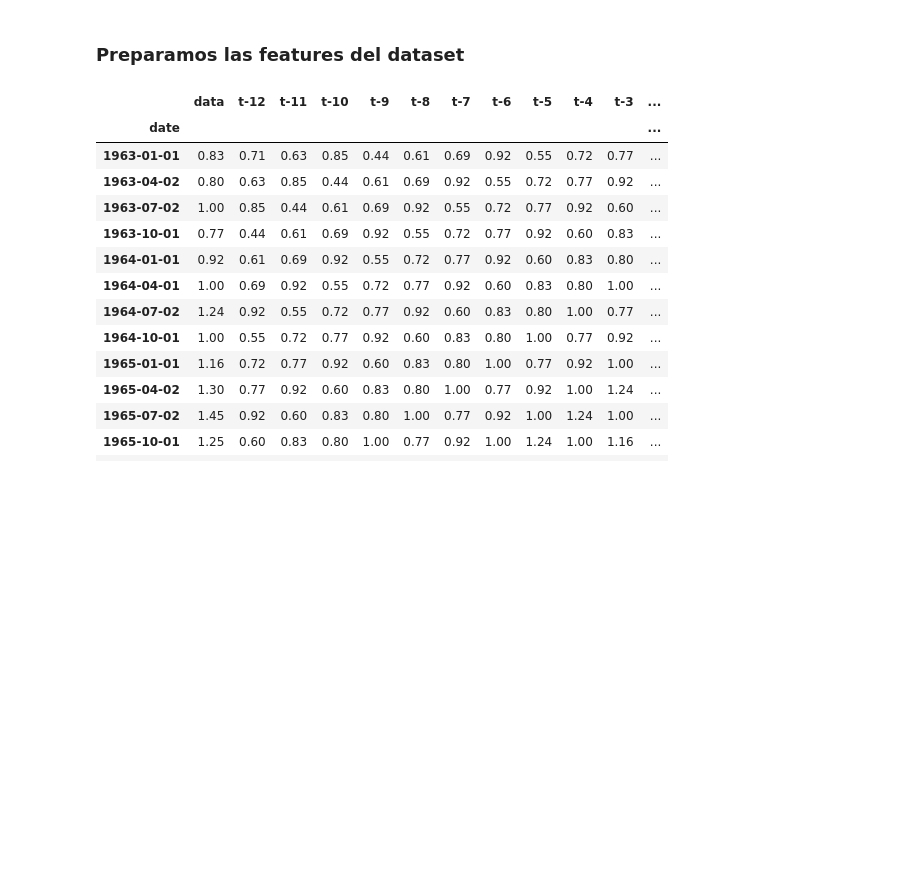
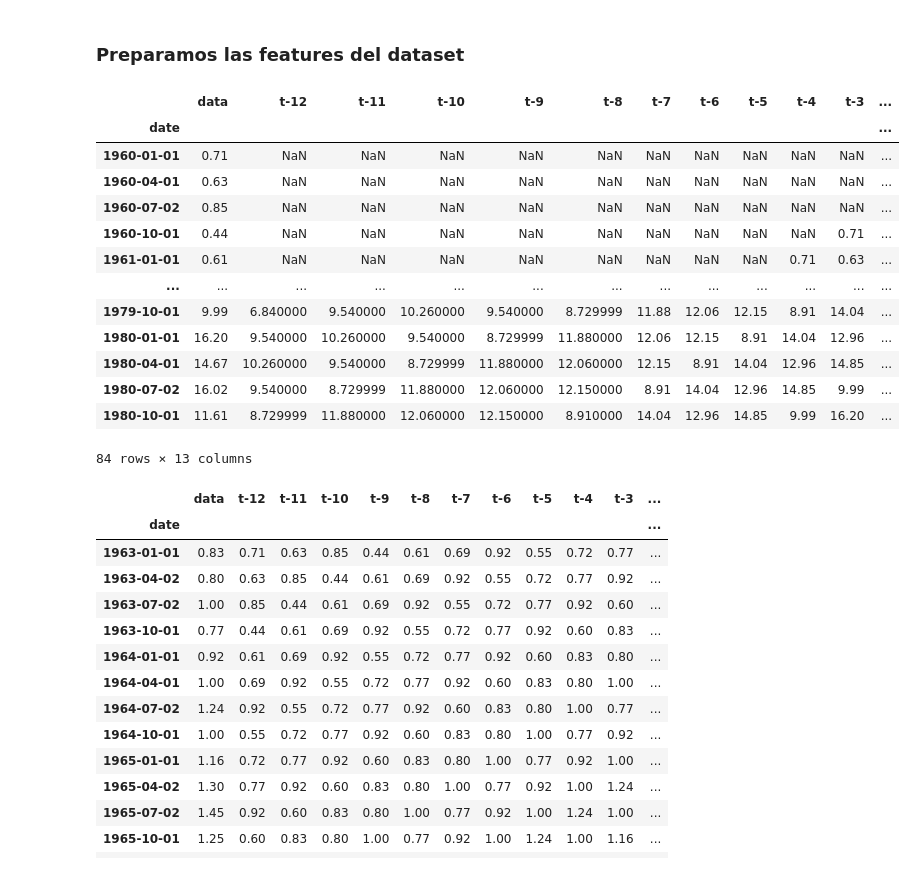
Before and after one commit to nichoces/dsft-jun23, a Jupyter notebook: 3_Machine_learning/3.4 Series temporales/4 - Otros modelos - aula.ipynb, the cells around one changed output. Saved outputs shown, nothing was run; the diff lists cells and outputs as text; code cells hidden in the pictures; blank space fills up the shorter version.

```diff
--- a/3_Machine_learning/3.4 Series temporales/4 - Otros modelos - aula.ipynb
+++ b/3_Machine_learning/3.4 Series temporales/4 - Otros modelos - aula.ipynb
@@ -30,6 +30,23 @@ df.plot()
 # %%
 for i in range(12,0,-1):
     df["t-"+str(i)] = df["data"].shift(i)
+# %%
+df
+# %% [output]
+|  | data | t-12 | t-11 | t-10 | t-9 | t-8 | t-7 | t-6 | t-5 | t-4 | t-3 | ... |
+| date |  |  |  |  |  |  |  |  |  |  |  | ... |
+| 1960-01-01 | 0.71 | NaN | NaN | NaN | NaN | NaN | NaN | NaN | NaN | NaN | NaN | ... |
+| 1960-04-01 | 0.63 | NaN | NaN | NaN | NaN | NaN | NaN | NaN | NaN | NaN | NaN | ... |
+| 1960-07-02 | 0.85 | NaN | NaN | NaN | NaN | NaN | NaN | NaN | NaN | NaN | NaN | ... |
+| 1960-10-01 | 0.44 | NaN | NaN | NaN | NaN | NaN | NaN | NaN | NaN | NaN | 0.71 | ... |
+| 1961-01-01 | 0.61 | NaN | NaN | NaN | NaN | NaN | NaN | NaN | NaN | 0.71 | 0.63 | ... |
+| ... | ... | ... | ... | ... | ... | ... | ... | ... | ... | ... | ... | ... |
+| 1979-10-01 | 9.99 | 6.840000 | 9.540000 | 10.260000 | 9.540000 | 8.729999 | 11.88 | 12.06 | 12.15 | 8.91 | 14.04 | ... |
+| 1980-01-01 | 16.20 | 9.540000 | 10.260000 | 9.540000 | 8.729999 | 11.880000 | 12.06 | 12.15 | 8.91 | 14.04 | 12.96 | ... |
+| 1980-04-01 | 14.67 | 10.260000 | 9.540000 | 8.729999 | 11.880000 | 12.060000 | 12.15 | 8.91 | 14.04 | 12.96 | 14.85 | ... |
+| 1980-07-02 | 16.02 | 9.540000 | 8.729999 | 11.880000 | 12.060000 | 12.150000 | 8.91 | 14.04 | 12.96 | 14.85 | 9.99 | ... |
+| 1980-10-01 | 11.61 | 8.729999 | 11.880000 | 12.060000 | 12.150000 | 8.910000 | 14.04 | 12.96 | 14.85 | 9.99 | 16.20 | ... |
+84 rows × 13 columns
 # %%
 df.dropna(inplace=True)
 df.head(15)
```
Also changed, not shown: 7 other files.
